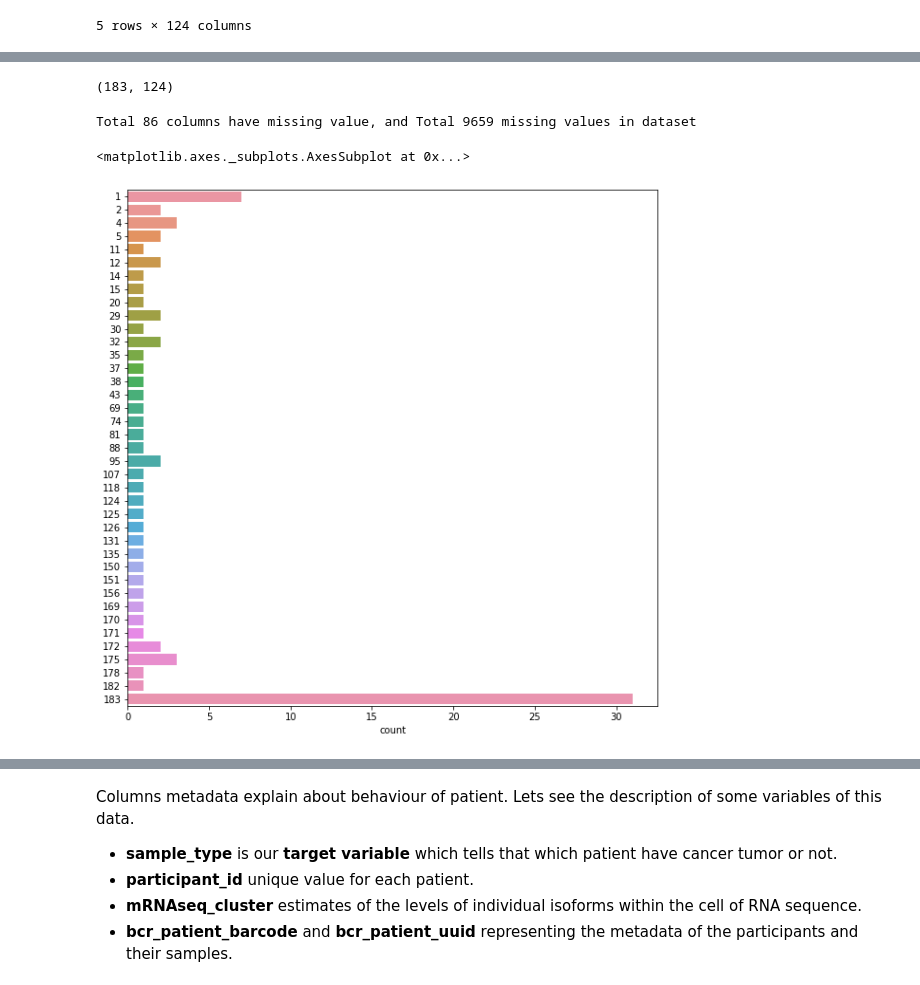
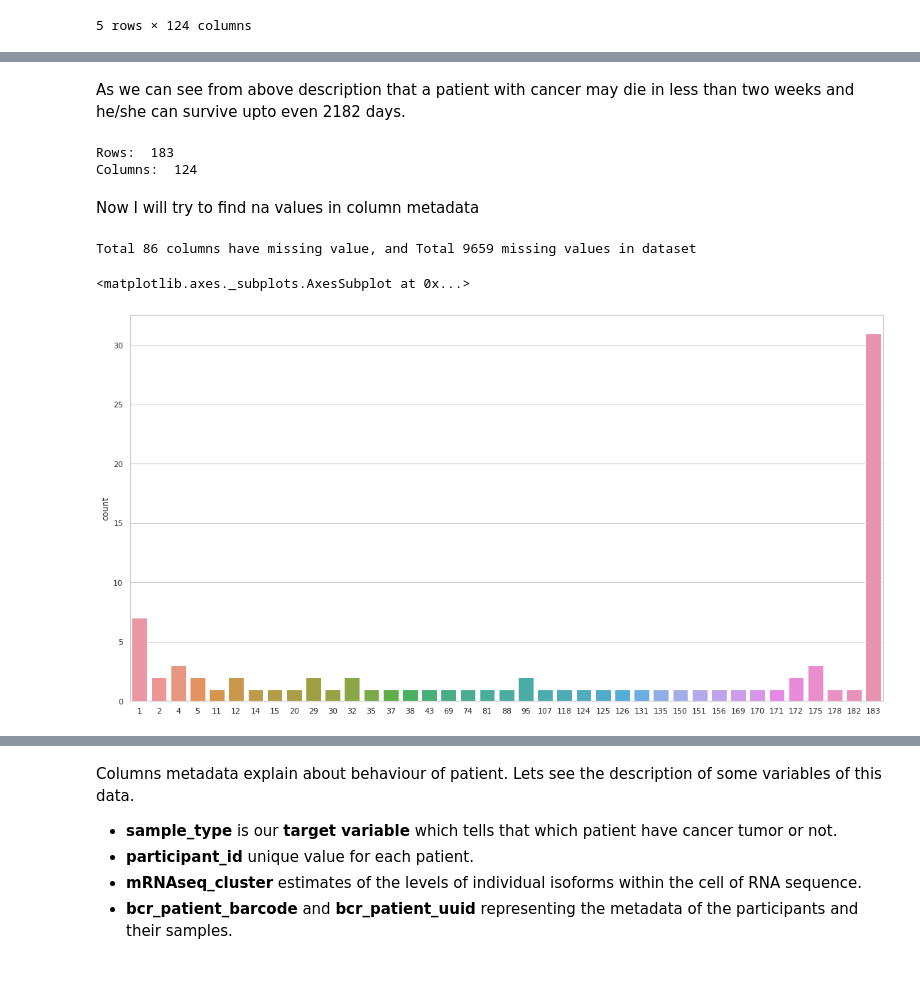
Before and after one commit to kaish114/Elucidata-Assignment-Internship, a Jupyter notebook: Elucidata_Assignment.ipynb, the cells around one changed output, grey strips where cells are left out. Drawn from its saved outputs; the diff is of its cells as text; code cells hidden in the pictures.

```diff
--- a/Elucidata_Assignment.ipynb
+++ b/Elucidata_Assignment.ipynb
@@ -117,8 +121,8 @@ We have:
 # %%
 # Read all portion of data
-col_meta_data = data.col_metadata_df #col_metadata
-row_meta_data = data.row_metadata_df #row_metadata
-my_data = data.data_df #data_matrix
+column_metadata = data.col_metadata_df #col_metadata
+row_metadata = data.row_metadata_df #row_metadata
+data_matrix = data.data_df #data_matrix
 # %% [markdown]
 Considering only Columns meta data
 # %%
@@ -137,17 +166,26 @@ col_meta_data.head()
+# %% [markdown]
+As we can see from above description that a patient with cancer may die in less than two weeks and he/she can survive upto even 2182 days.
 # %%
 # Shape of columns metadata
-col_meta_data.shape
+[x,y] = column_metadata.shape
+print("Rows: ", x)
+print("Columns: ", y)
+
+#print(type(x))
 # %% [output]
-(183, 124)
+Rows:  183
+Columns:  124
+# %% [markdown]
+Now I will try to find na values in column metadata
 # %%
-# Number of missing values in each column of col_meta_data
-missing_val = (col_meta_data.isnull().sum())
+# Number of missing values in each column of column_metadata
+missing_val = (column_metadata.isnull().sum())
 missing_val_col = missing_val[missing_val > 0].sort_values(ascending=False)
 print(f"Total {len(missing_val_col)} columns have missing value, and",
-      f"Total {col_meta_data.isnull().sum().sum()} missing values in dataset")
-plt.figure(figsize=(10, 10))
-sns.countplot(data=missing_val_col, y= missing_val_col )
+      f"Total {column_metadata.isnull().sum().sum()} missing values in dataset")
+plt.figure(figsize=(19, 10))
+sns.countplot(data=missing_val_col, x= missing_val_col )
 # %% [output]
 Total 86 columns have missing value, and Total 9659 missing values in dataset
 <matplotlib.axes._subplots.AxesSubplot at 0x...>
-[figure, old version]
+[figure, new version]
```
Also changed, not shown: parts of 45 cells of this notebook.
